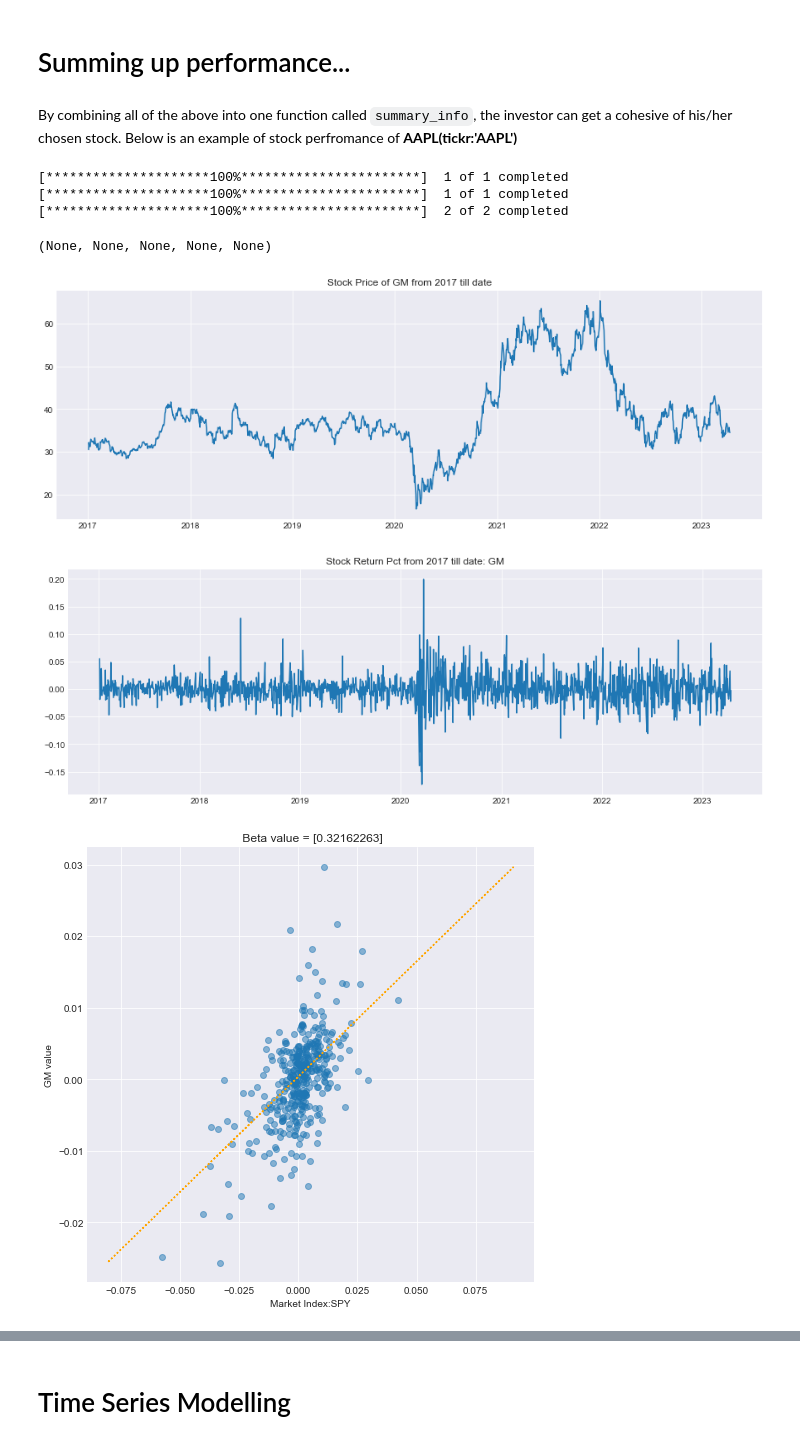
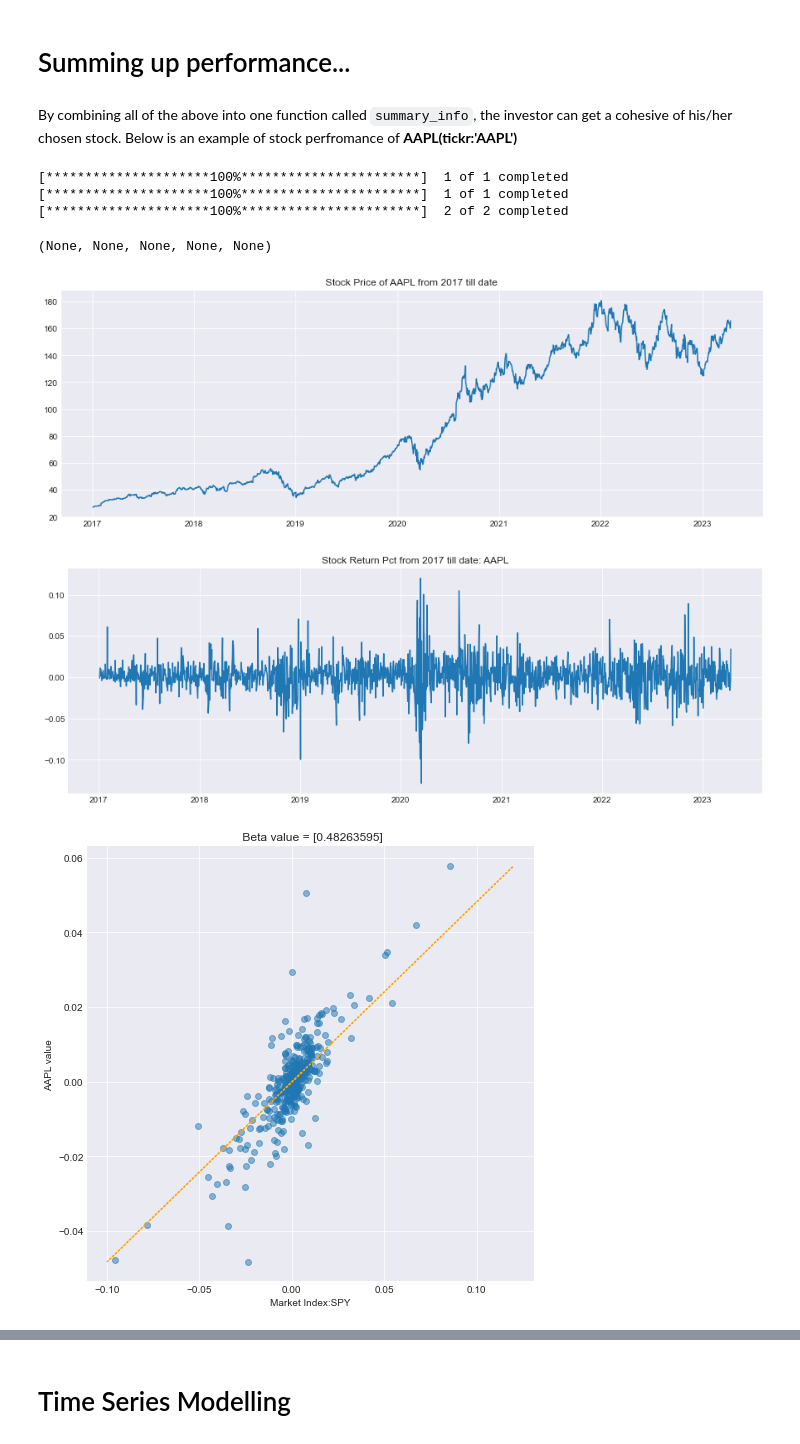
Before and after one commit to rahulakrish/portfolio_builder, a Jupyter notebook: notebook.ipynb, the cells around one changed output, grey strips where cells are left out. Drawn from its saved outputs; the diff is of its cells as text; code cells hidden in the pictures.

```diff
--- a/notebook.ipynb
+++ b/notebook.ipynb
@@ -183,19 +186,19 @@ def get_dividend(ticker):
         ax.set_title(f'Dividend rate: {ticker}');
 # %% [markdown]
 # Summing up performance...
+# %% [markdown]
+By combining all of the above into one function called `summary_info`, the investor can get a cohesive of his/her chosen stock.
+Below is an example of stock perfromance of **AAPL(tickr:'AAPL')**
 # %%
 def summary_info(ticker):
     return stock_info(ticker),stock_return(ticker),calculate_beta(ticker),get_pe_ratio(ticker),get_dividend(ticker)
-# %% [markdown]
-By combining all of the above into one function called `summary_info`, the investor can get a cohesive of his/her chosen stock.
-Below is an example of stock perfromance of **AAPL(tickr:'AAPL')**
 # %%
-summary_info('GM')
+summary_info('AAPL')
 # %% [output]
 [*********************100%***********************]  1 of 1 completed
 [*********************100%***********************]  1 of 1 completed
 [*********************100%***********************]  2 of 2 completed
 (None, None, None, None, None)
-[figure, old version]
+[figure, new version]
-[figure, old version]
+[figure, new version]
-[figure, old version]
+[figure, new version]
```
Also changed, not shown: parts of 20 cells of this notebook, 1 other file.
